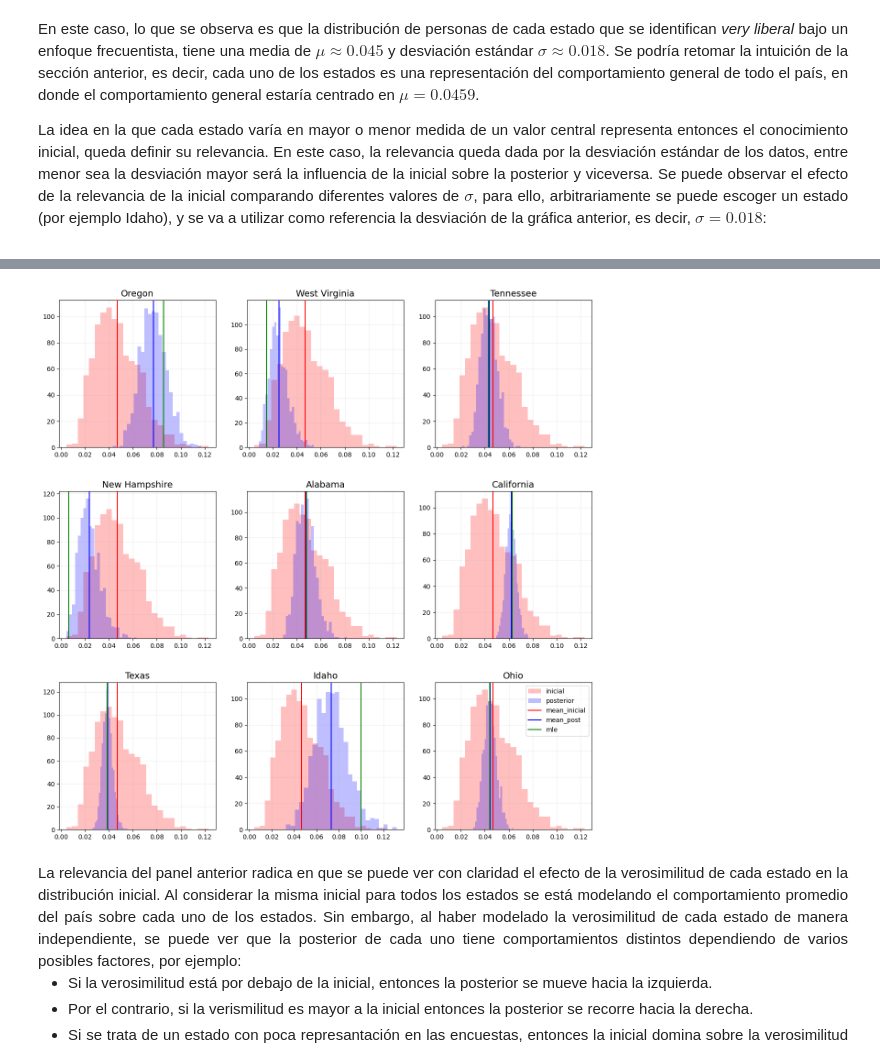
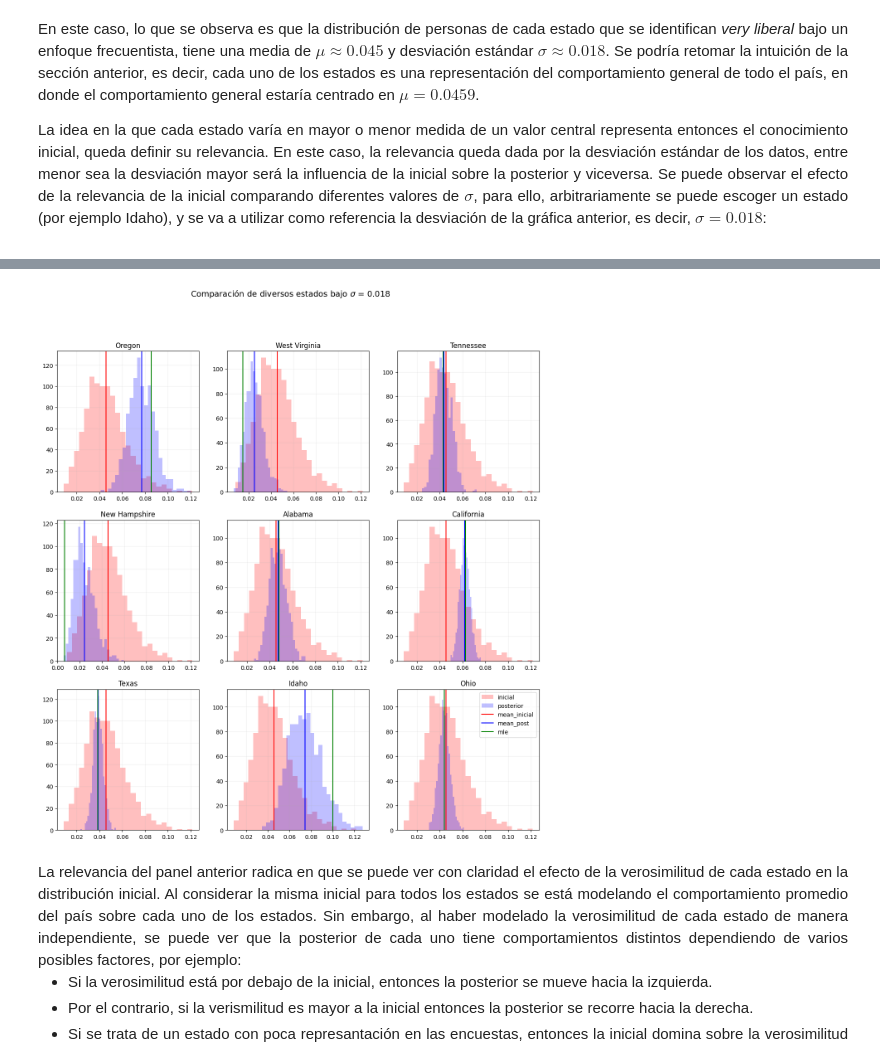
Before and after one commit to CAMM961001/bayes-first-steps, a Jupyter notebook: bayes-first-steps.ipynb, the cells around one changed output, grey strips where cells are left out. Drawn from its saved outputs; the diff is of its cells as text; code cells hidden in the pictures.

Commit message:
Bayes para 9 estados

```diff
--- a/bayes-first-steps.ipynb
+++ b/bayes-first-steps.ipynb
@@ -258,7 +258,7 @@ for idx in range(k):
     ax_n.axvline(x=prop.loc[9]['prop_mle'], color='green', label='mle')
 
     #Anotaciones y estilo
-    ax_n.set_title(f"$\sigma$: {np.sqrt(var_list[idx]):.3f}", fontsize=plot_settings['text'])
+    ax_n.set_title(f"$\sigma$ = {np.sqrt(var_list[idx]):.3f}", fontsize=plot_settings['text'])
     ax_n.set_xlim(right=ticks.max())
     ax_n.set_xticks(ticks)
     ax_n.grid(alpha=0.2)
@@ -285,38 +295,38 @@ panels = 3
 states_idx = [34,45,39,26,0,3,40,9,32]
 
 #Parámetros de figura
 fig = plt.figure(figsize=(15,15))
-spec = plt.GridSpec(ncols=panels, nrows=panels, hspace=0.3)
+spec = plt.GridSpec(ncols=panels, nrows=panels)
 k = 0
 for idx in states_idx:
     state = prop.loc[idx]['state']
 
     #Cálculo de la posterior
     n = prop.loc[idx]['survey_total']
     x = prop.loc[idx]['survey_very_lib']
     posterior = beta.rvs(a=(a+x), b=(b+n-x), size=sims)
 
     #Gráficas
     ax_n = f"ax{k}"
     ax_n = fig.add_subplot(spec[k])
     ax_n.hist(x=inicial, bins=25, color='red', alpha=0.25, label='inicial')
     ax_n.hist(x=posterior, bins=25, color='blue', alpha=0.25, label='posterior')
     ax_n.axvline(x=inicial.mean(), color='red', label='mean_inicial')
     ax_n.axvline(x=posterior.mean(), color='blue', label='mean_post')
     ax_n.axvline(x=prop.loc[idx]['prop_mle'], color='green', label='mle')
 
     #Anotaciones y estilo
-    ax_n.set_title(state.title(), fontsize=14)
-    ax_n.set_xlabel('')
+    ax_n.set_title(state.title(), fontsize=plot_settings['text'])
     ax_n.grid(alpha=0.2)
 
     k += 1
+
 #Anotaciones generales.
+plt.suptitle(f"Comparación de diversos estados bajo $\sigma$ = {np.sqrt(s2):.3f}", fontsize=plot_settings['title'])
 plt.legend()
-
 plt.show()
 # %% [output]
-[figure, old version]
+[figure, new version]
 # %% [markdown]
 <div style="text-align: justify">
 La relevancia del panel anterior radica en que se puede ver con claridad el efecto de la verosimilitud de cada estado en la distribución inicial. Al considerar la misma inicial para todos los estados se está modelando el comportamiento promedio del país sobre cada uno de los estados. Sin embargo, al haber modelado la verosimilitud de cada estado de manera independiente, se puede ver que la posterior de cada uno tiene comportamientos distintos dependiendo de varios posibles factores, por ejemplo:
```
Also changed, not shown: parts of 4 cells of this notebook.
